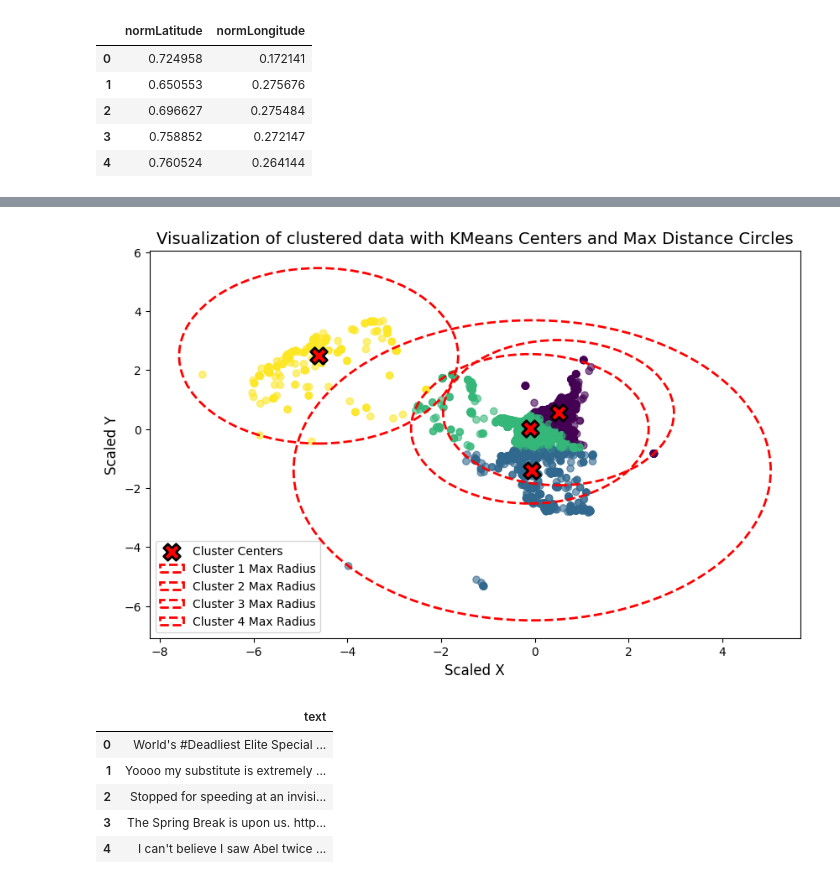
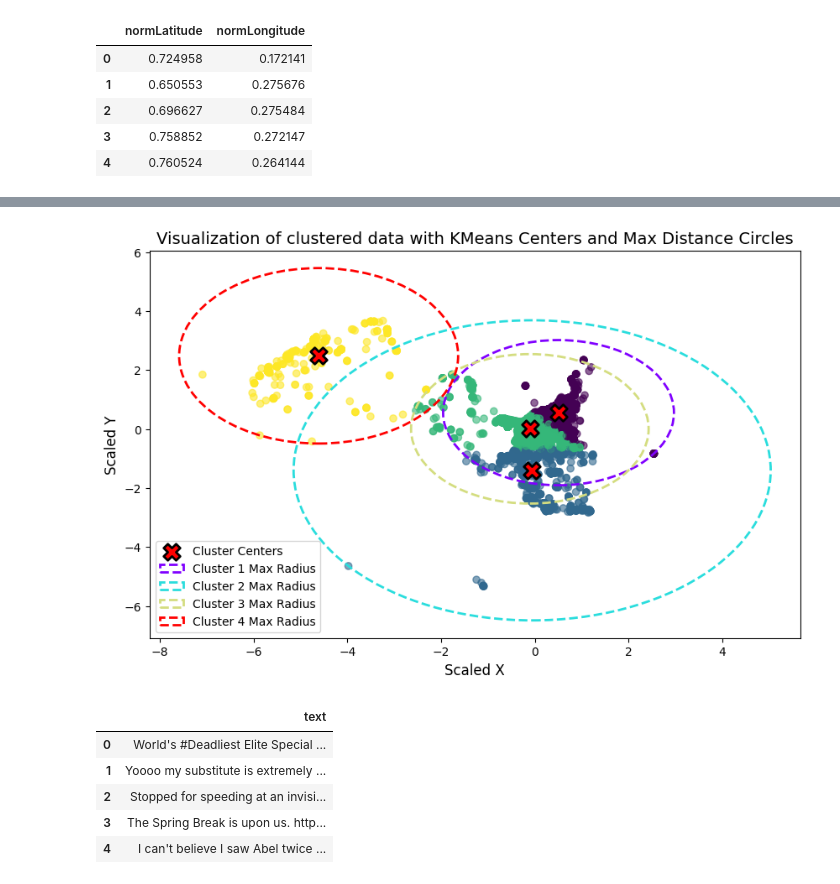
Before and after one commit to KostasSpyropoylos/thesis, a Jupyter notebook: py.ipynb, the cells around one changed output, grey strips where cells are left out. Cells and saved outputs as stored; diff of their text form; code cells hidden in the pictures.

```diff
--- a/py.ipynb
+++ b/py.ipynb
@@ -52,23 +51,11 @@ spatial_data.head()
 from sklearn.preprocessing import StandardScaler
 from sklearn.cluster import KMeans
 
-def cluster_data(df_decade):
+def scaled_data(df_decade):
     # Step 1: Standardize the data
     scaler = StandardScaler()
     df_decade_scaled = df_decade.copy()
     df_decade_scaled.iloc[:, :] = scaler.fit_transform(df_decade)
-    inertia = []
-    for i in range(1, 11):
-        kmeans = KMeans(n_clusters=i, random_state=42)
-        kmeans.fit(df_decade_scaled)
-        inertia.append(kmeans.inertia_)
-    # Plot the elbow graph
-    plt.figure(figsize=(10, 6))
-    plt.plot(range(1, 11), inertia, marker='o')
-    plt.title('Elbow Method For Optimal k')
-    plt.xlabel('Number of clusters')
-    plt.ylabel('Within-cluster Sum of Square')
-    plt.show()
     return df_decade_scaled
 
-scaled_spatial_data = cluster_data(spatial_data)
+scaled_spatial_data = scaled_data(spatial_data)
@@ -114,22 +99,28 @@ Cluster Centers:
 # %%
 
-# Create scatter plot of clusters
+# Define a list of colors for the circles
+circle_colors = plt.cm.rainbow(np.linspace(0, 1, len(spatial_radii)))
+
+# Create the scatter plot for clusters
 plt.figure(figsize=(10, 6))
-plt.scatter(scaled_spatial_data['normLatitude'], scaled_spatial_data['normLongitude'], c=df['SpatialCluster'], cmap='viridis', marker='o', alpha=0.6)
+plt.scatter(scaled_spatial_data['normLatitude'], scaled_spatial_data['normLongitude'],
+            c=df['SpatialCluster'], cmap='viridis', marker='o', alpha=0.6)
 
 # Plot the cluster centers
-plt.scatter(centers[:, 0], centers[:, 1], c='red', s=200, marker='X', edgecolors='k', linewidths=2, label='Cluster Centers')
+plt.scatter(centers[:, 0], centers[:, 1], c='red', s=200, marker='X',
+            edgecolors='k', linewidths=2, label='Cluster Centers')
 
-# Plot circles around each cluster center
+# Plot circles around each cluster center with different colors
 for i, radius in enumerate(spatial_radii):
-    circle = plt.Circle((centers[i, 0], centers[i, 1]), radius, color='red', fill=False, linestyle='--', linewidth=2, label=f'Cluster {i+1} Max Radius')
+    circle = plt.Circle((centers[i, 0], centers[i, 1]), radius, color=circle_colors[i],
+                        fill=False, linestyle='--', linewidth=2, label=f'Cluster {i+1} Max Radius')
     plt.gca().add_patch(circle)
 
 # Set plot labels and title
 plt.title('Visualization of clustered data with KMeans Centers and Max Distance Circles', fontsize=14)
 plt.xlabel('Scaled X', fontsize=12)
 plt.ylabel('Scaled Y', fontsize=12)
 plt.legend()
 plt.show()
 # %% [output]
-[figure, old version]
+[figure, new version]
```
Also changed, not shown: parts of 17 cells of this notebook.
